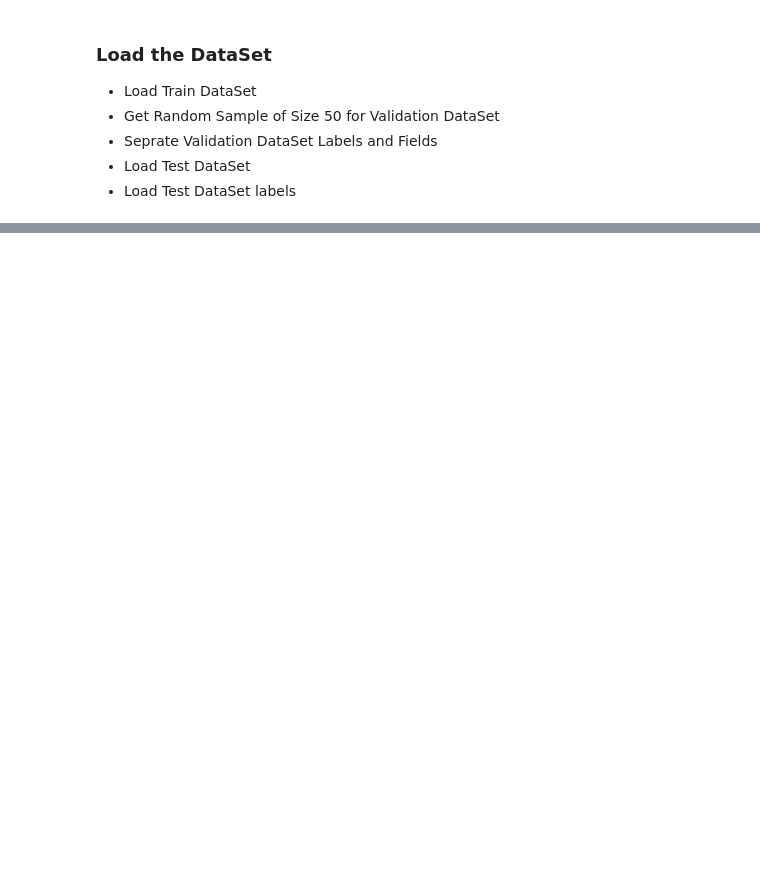
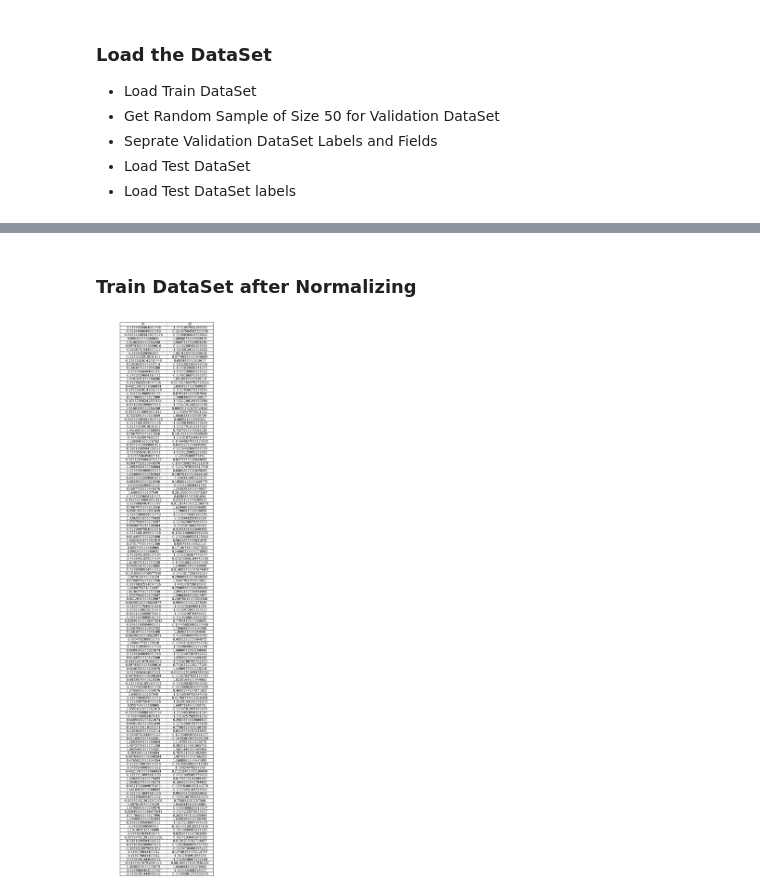
Before and after one commit to yazdanzv/ML_Project_no1, a Jupyter notebook: main.ipynb, the cells around one changed output, grey strips where cells are left out. Cells and saved outputs as stored; diff of their text form; code cells hidden in the pictures; blank space fills up the shorter version.

```diff
--- a/main.ipynb
+++ b/main.ipynb
@@ -74,0 +98,22 @@ print(df_pred.shape)
+# %%
+from sklearn.preprocessing import StandardScaler
+
+# Transfer Data to the space with mean of 0 and variance of 1
+scaler = StandardScaler()
+df_train_standardized = pd.DataFrame(scaler.fit_transform(x_train), columns=x_train.columns)
+df_test_standardized = pd.DataFrame(scaler.fit_transform(df_test), columns=df_test.columns)
+# %% [markdown]
+<h3>Train DataSet after Normalizing</h3>
+# %%
+fig, ax = plt.subplots(figsize=(8, 4))
+ax.axis('off')
+
+# Create a table with labels
+table = ax.table(cellText=df_train_standardized.values, colLabels=df_train_standardized.columns, loc='center', cellLoc='center')
+table.auto_set_font_size(False)
+table.set_fontsize(10)
+table.auto_set_column_width([i for i in range(len(df_train_standardized.columns))])
+
+plt.show()
+# %% [output]
+[figure, added]
```
Also changed, not shown: parts of 16 cells of this notebook.
